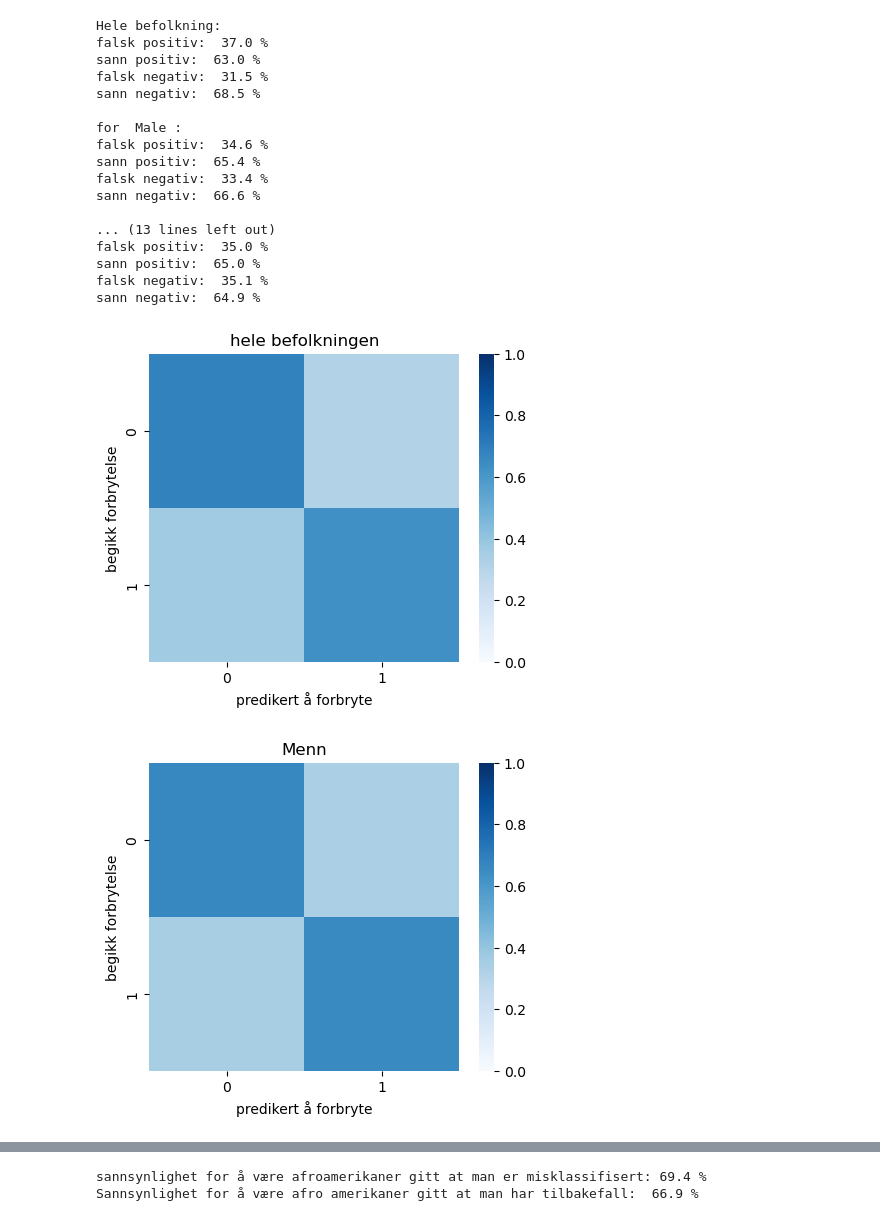
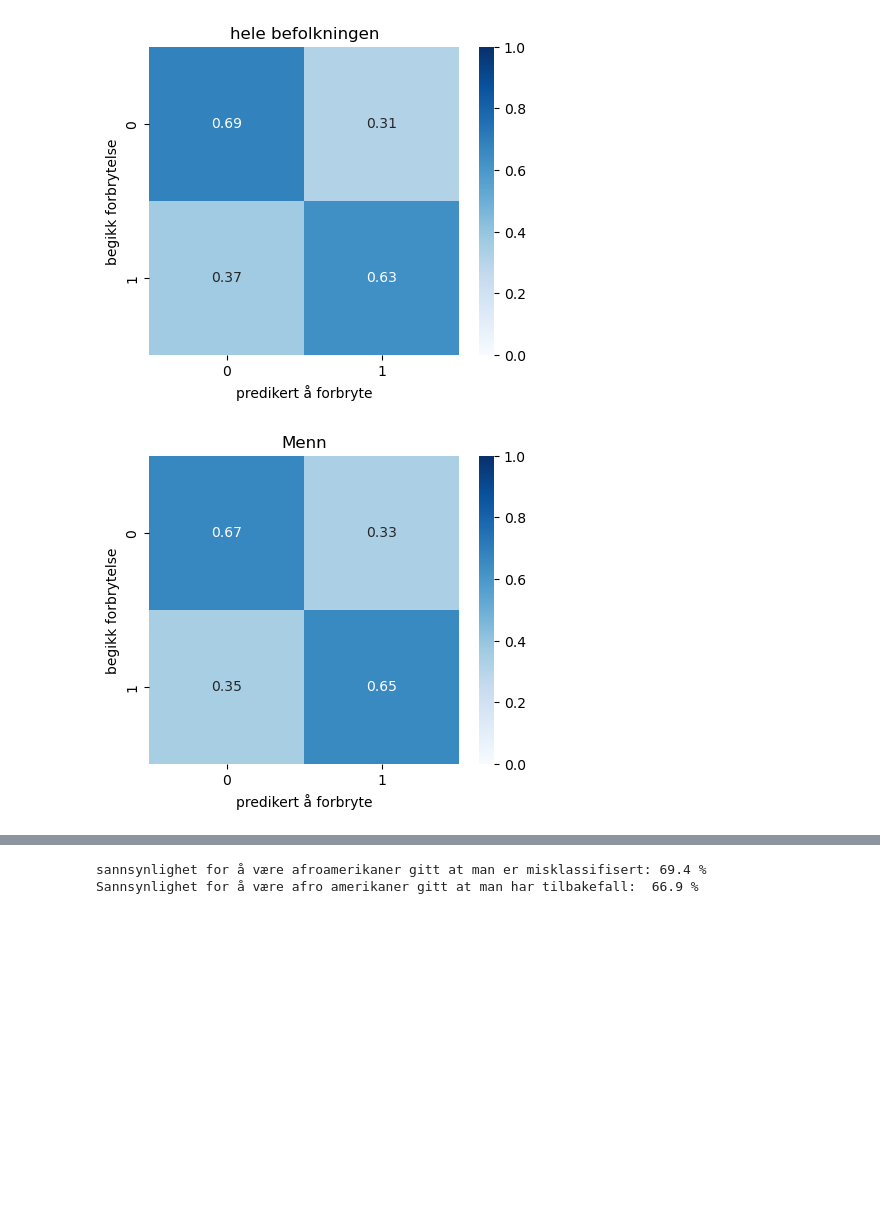
Before and after one commit to joska223/Prosjekt_1, a Jupyter notebook: Dataanalyse.ipynb, the cells around one changed output, grey strips where cells are left out. Saved outputs shown, nothing was run; the diff lists cells and outputs as text; code cells hidden in the pictures; blank space fills up the shorter version.

```diff
--- a/Dataanalyse.ipynb
+++ b/Dataanalyse.ipynb
@@ -24,64 +24,33 @@ def finn_sannsynligheter(data):
     #Finner estimerte sannsynlihgetsverdier:
     p_Falsk_positiv = Falsk_positiv.size/High_risk.size
     p_Sann_positiv = Sann_positiv.size/High_risk.size
     p_Falsk_negativ = Falsk_negativ.size/Low_risk.size
     p_Sann_negativ = Sann_negativ.size/Low_risk.size
 
 
     return p_Falsk_positiv, p_Sann_positiv, p_Falsk_negativ, p_Sann_negativ
 
-def print_sannsynligheter(data):
-    p_Falsk_positiv, p_Sann_positiv, p_Falsk_negativ, p_Sann_negativ = finn_sannsynligheter(data)
-    #Printer sannsynlighetsverdiene:
-    print("falsk positiv: ",prosent(p_Falsk_positiv),"%")
-    print("sann positiv: ",prosent(p_Sann_positiv),"%")
-    print("falsk negativ: ",prosent(p_Falsk_negativ),"%")
-    print("sann negativ: ",prosent(p_Sann_negativ),"%")
-    print()
 
 def plot_cm(data,title):
     p_Falsk_positiv, p_Sann_positiv, p_Falsk_negativ, p_Sann_negativ = finn_sannsynligheter(data)
 
     cm = [[p_Sann_negativ,p_Falsk_negativ],[p_Falsk_positiv,p_Sann_positiv]]
     plt.figure(figsize=(5,4))
-    sns.heatmap(cm,cmap='Blues',vmin=0,vmax=1)
+    sns.heatmap(cm,cmap='Blues',vmin=0,vmax=1,annot=True)
     plt.xlabel("predikert å forbryte")
     plt.ylabel("begikk forbrytelse")
     plt.title(title)
 
 #Finner de forskjellige typene raser:
-print("Hele befolkning:")
-print_sannsynligheter(data)
 plot_cm(data,"hele befolkningen")
 
 for kjønn, kjønn_norsk in zip(["Male","Female"],["Menn","Kvinner"]):
     nydata = data[data["sex"] == kjønn]
-    print("for ",kjønn,":")
-    print_sannsynligheter(nydata)
     plot_cm(nydata,kjønn_norsk)
 
 for rase in ["Caucasian","African-American"]:
     nydata = data[data["race"] == rase]
-    print("for ",rase,":")
-    print_sannsynligheter(nydata)
     plot_cm(nydata,rase)
 # %% [output]
-Hele befolkning:
-falsk positiv:  37.0 %
-sann positiv:  63.0 %
-falsk negativ:  31.5 %
-sann negativ:  68.5 %
-
-for  Male :
-falsk positiv:  34.6 %
-sann positiv:  65.4 %
-falsk negativ:  33.4 %
-sann negativ:  66.6 %
-
-... (13 lines left out)
-falsk positiv:  35.0 %
-sann positiv:  65.0 %
-falsk negativ:  35.1 %
-sann negativ:  64.9 %
-[figure, old version]
+[figure, new version]
-[figure, old version]
+[figure, new version]
```
Also changed, not shown: parts of 5 cells of this notebook.
